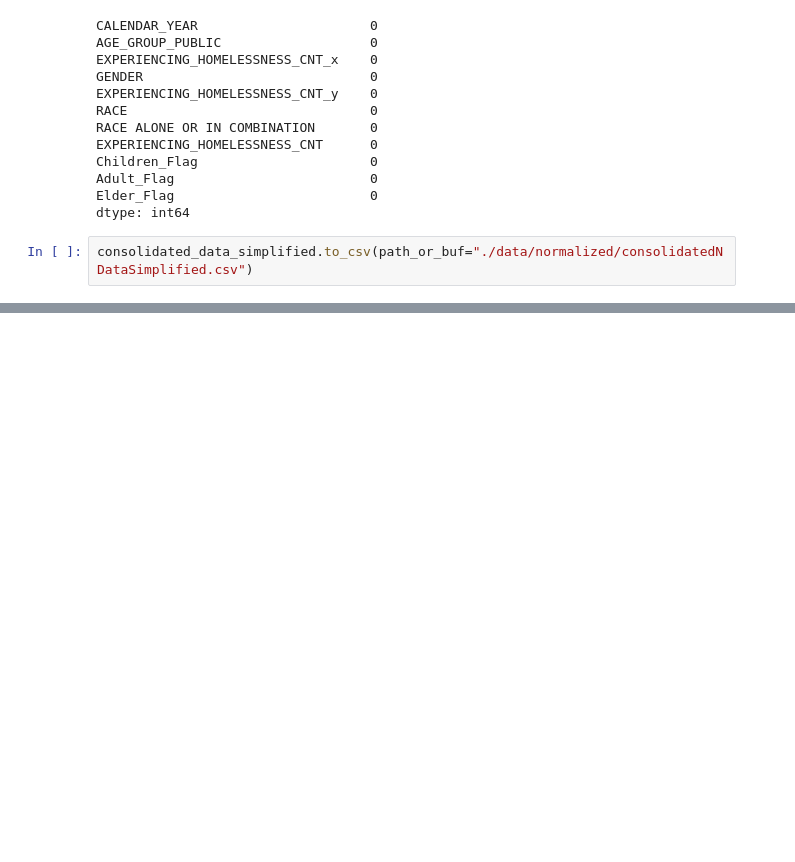
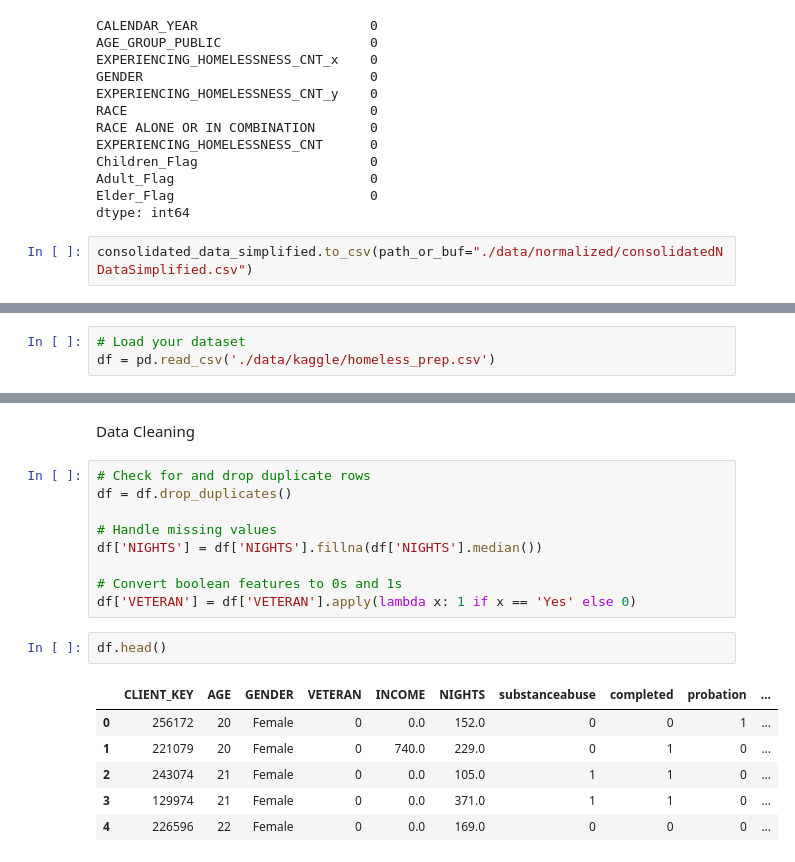
Before and after one commit to kam212/ai4allProject, a Jupyter notebook: homlessDataProcessing.ipynb, the cells around one changed output, grey strips where cells are left out. Saved outputs shown, nothing was run; the diff lists cells and outputs as text; blank space fills up the shorter version.

Commit message:
created some models and a bigger dataset

```diff
--- a/homlessDataProcessing.ipynb
+++ b/homlessDataProcessing.ipynb
@@ -353,0 +357,3 @@ consolidated_data_simplified.to_csv(path_or_buf="./data/normalized/consolidatedN
+# %%
+# Load your dataset
+df = pd.read_csv('./data/kaggle/homeless_prep.csv')
@@ -353,0 +375,20 @@ consolidated_data_simplified.to_csv(path_or_buf="./data/normalized/consolidatedN
+# %% [markdown]
+Data Cleaning
+# %%
+# Check for and drop duplicate rows
+df = df.drop_duplicates()
+
+# Handle missing values
+df['NIGHTS'] = df['NIGHTS'].fillna(df['NIGHTS'].median())
+
+# Convert boolean features to 0s and 1s
+df['VETERAN'] = df['VETERAN'].apply(lambda x: 1 if x == 'Yes' else 0)
+# %%
+df.head()
+# %% [output]
+|  | CLIENT_KEY | AGE | GENDER | VETERAN | INCOME | NIGHTS | substanceabuse | completed | probation | ... |
+| 0 | 256172 | 20 | Female | 0 | 0.0 | 152.0 | 0 | 0 | 1 | ... |
+| 1 | 221079 | 20 | Female | 0 | 740.0 | 229.0 | 0 | 1 | 0 | ... |
+| 2 | 243074 | 21 | Female | 0 | 0.0 | 105.0 | 1 | 1 | 0 | ... |
+| 3 | 129974 | 21 | Female | 0 | 0.0 | 371.0 | 1 | 1 | 0 | ... |
+| 4 | 226596 | 22 | Female | 0 | 0.0 | 169.0 | 0 | 0 | 0 | ... |
```
Also changed, not shown: parts of 20 cells of this notebook, 4 other files.
